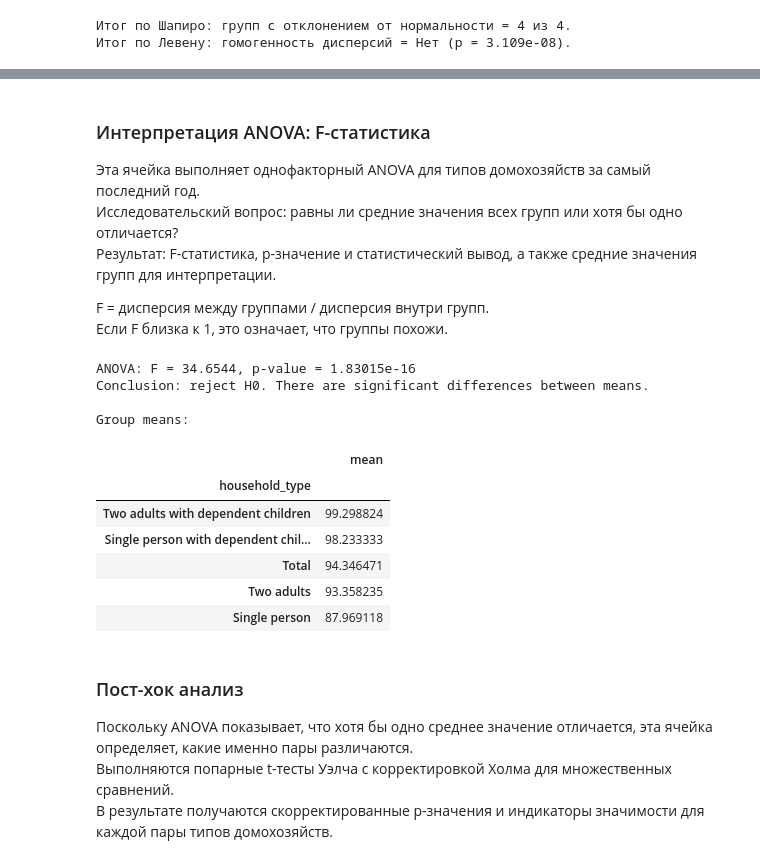
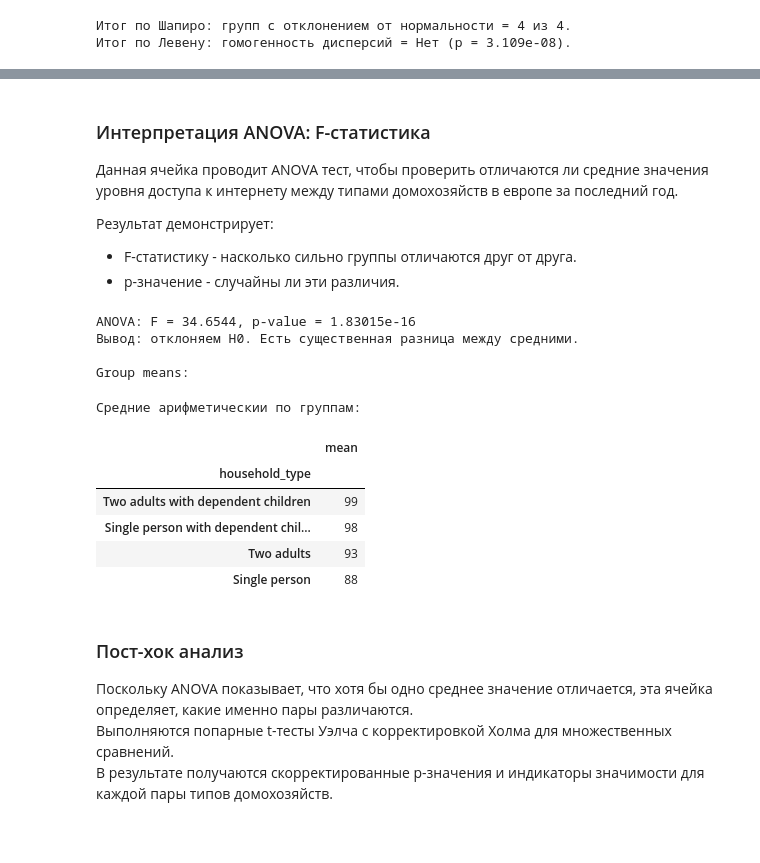
Before and after one commit to slendchat/MStAD, a Jupyter notebook: ind01.ipynb, the cells around one changed output, grey strips where cells are left out. Saved outputs shown, nothing was run; the diff lists cells and outputs as text; code cells hidden in the pictures; blank space fills up the shorter version.

```diff
--- a/ind01.ipynb
+++ b/ind01.ipynb
@@ -979,42 +1221,57 @@ display(pair_df[["Пара", "Без детей", "С детьми", "Приро
 # %% [markdown]
 ### Интерпретация ANOVA: F-статистика
-Эта ячейка выполняет однофакторный ANOVA для типов домохозяйств за самый последний год.
-Исследовательский вопрос: равны ли средние значения всех групп или хотя бы одно отличается?
-Результат: F-статистика, p-значение и статистический вывод, а также средние значения групп для интерпретации.
+Данная ячейка проводит ANOVA тест, чтобы проверить отличаются ли средние значения уровня доступа к интернету между типами домохозяйств в европе за последний год.
 
-F = дисперсия между группами / дисперсия внутри групп.
-Если F близка к 1, это означает, что группы похожи.
+Результат демонстрирует:
+- F-статистику - насколько сильно группы отличаются друг от друга.
+- p-значение - случайны ли эти различия.
 # %%
 # Classical ANOVA
 f_stat, p_anova = stats.f_oneway(*anova_groups)
 
 print(f"ANOVA: F = {f_stat:.4f}, p-value = {p_anova:.6g}")
 
 if p_anova < 0.05:
-    print("Conclusion: reject H0. There are significant differences between means.")
+    print("Вывод: отклоняем H0. Есть существенная разница между средними.")
 else:
-    print("Conclusion: fail to reject H0.")
+    print("Вывод: принимаем H0.")
 
 means_latest = (
-    df_latest.groupby("household_type")["internet_access_pct"]
+    df_latest[df_latest["household_type"] != "Total"] \
+    .groupby("household_type")["internet_access_pct"]
     .mean()
     .sort_values(ascending=False)
     .to_frame("mean")
 )
 print("\nGroup means:")
-display(means_latest)
+# display(means_latest)
+display(
+    means_latest.style
+    .background_gradient(cmap="Blues", axis=None)
+    .format("{:.0f}")
+    .set_properties(**{
+        "text-align": "center",
+        "border": "1px solid #e6edf5",
+        "font-size": "13px"
+    })
+    .set_table_styles([
+        {"selector": "th", "props": [("background-color", "#f4f8fc"), ("color", "#1f2d3d"), ("text-align", "center")]},
+        {"selector": "caption", "props": [("caption-side", "top"), ("font-size", "14px"), ("font-weight", "bold"), ("color", "#ffffff")]},
+    ])
+    .set_caption("Средние арифметическии по группам:")
+)
 # %% [output]
 ANOVA: F = 34.6544, p-value = 1.83015e-16
-Conclusion: reject H0. There are significant differences between means.
+Вывод: отклоняем H0. Есть существенная разница между средними.
 
 Group means:
+Средние арифметическии по группам:
 |  | mean |
 | household_type |  |
-| Two adults with dependent children | 99.298824 |
-| Single person with dependent chil... | 98.233333 |
-| Total | 94.346471 |
-| Two adults | 93.358235 |
-| Single person | 87.969118 |
+| Two adults with dependent children | 99 |
+| Single person with dependent chil... | 98 |
+| Two adults | 93 |
+| Single person | 88 |
 # %% [markdown]
 ### Пост-хок анализ
 Поскольку ANOVA показывает, что хотя бы одно среднее значение отличается, эта ячейка определяет, какие именно пары различаются.
```
Also changed, not shown: parts of 36 cells of this notebook, 1 other file.
